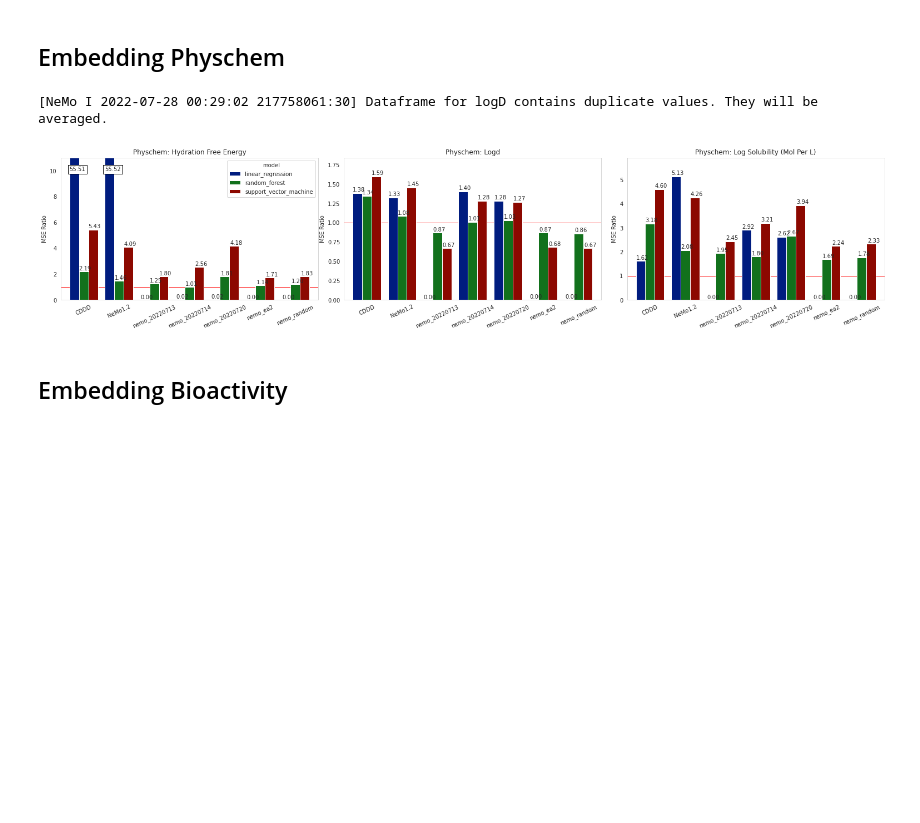
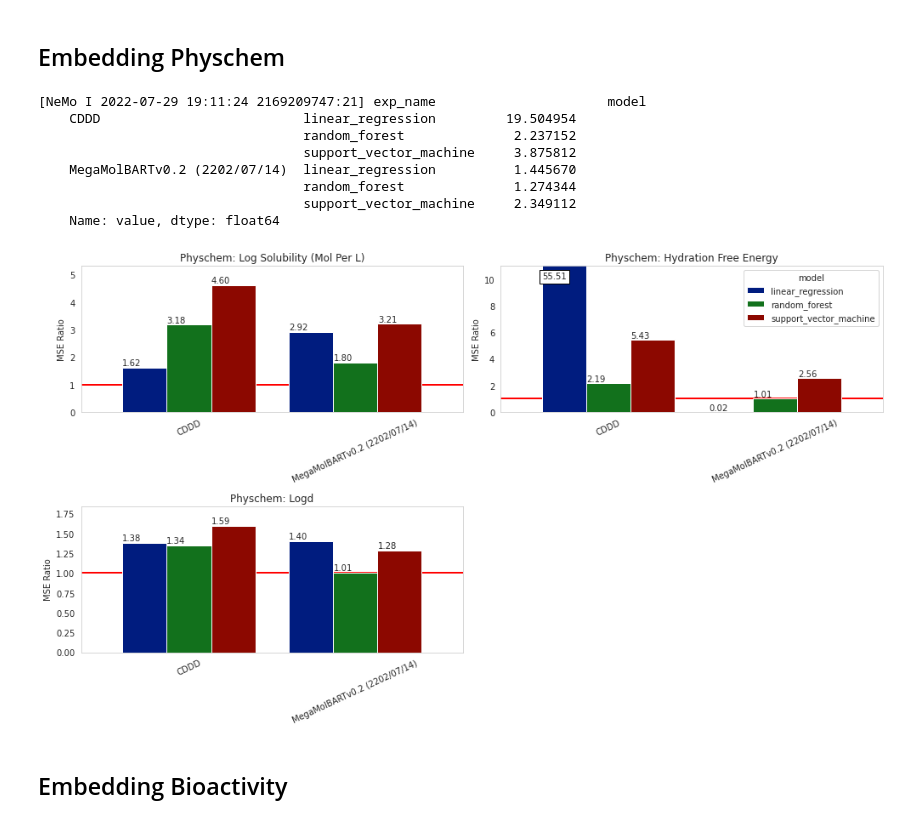
Before and after one commit to NVIDIA/cheminformatics, a Jupyter notebook: benchmark/notebooks/plot_benchmark.ipynb, the cells around one changed output. Cells and saved outputs as stored; diff of their text form; code cells hidden in the pictures; blank space fills up the shorter version.

```diff
--- a/benchmark/notebooks/plot_benchmark.ipynb
+++ b/benchmark/notebooks/plot_benchmark.ipynb
@@ -115,7 +133,10 @@ def setup_plots(num_plots: int,
 
     fig = plt.figure(figsize=(plots_per_row * xscale, (rows * yscale)), facecolor=(1.0, 1.0, 1.0))
     axes_list = fig.subplots(rows, plots_per_row)
-    axes_list = axes_list.flatten()
+    if num_plots > 1:
+        axes_list = axes_list.flatten()
+    else:
+        axes_list = [axes_list]
 
     for ax in axes_list[num_plots:]:
         fig.delaxes(ax)
@@ -198,17 +337,21 @@ def make_multimodel_physchem_plots(df: pd.DataFrame,
     value_field = 'value'
     property_field = 'property'
 
-    # Get selected data
+    # Get selected data and set sort order
+    exp_sort_order = pd.CategoricalDtype(df[comparison_field].unique(), ordered=True)
     query = f'({kpi_field} in {kpis}) & ({model_field} in {models})'
     df = df.query(query)[[kpi_field, comparison_field, value_field, property_field, model_field]]
+    df.loc[:, comparison_field] = df[comparison_field].astype(exp_sort_order)
+
+    logging.info(f'{df.groupby([comparison_field, model_field])[value_field].mean()}')
 
     # Setup plots
     set_plotting_style()
     num_plots = len(df[property_field].unique())
-    plots_per_row = 3
+    plots_per_row = 2
     fig, axes_list = setup_plots(num_plots, plots_per_row)
 
-    for i, (property_, plot_df) in enumerate(df.groupby(property_field)):
+    for i, (property_, plot_df) in enumerate(df.groupby(property_field, sort=False)):
         ax = axes_list[i]
 
         contains_duplicates = plot_df.groupby([model_field, comparison_field]).size().max() > 1
@@ -216,39 +359,47 @@ def make_multimodel_physchem_plots(df: pd.DataFrame,
             logging.info(f'Dataframe for {property_} contains duplicate values. They will be averaged.')
 
         plot_df = plot_df.pivot_table(columns=[model_field], values=value_field, index=comparison_field, aggfunc='mean')
-        legend = True if i == 0 else False
+        legend = True if i == 1 else False
         plot_df.plot(kind='bar', width=0.8, ax=ax, legend=legend)
 
-        ax.axhline(1.0, 0, 1, color='red', lw=1.0, zorder=-1)
+        ax.axhline(1.0, 0, 1, color='red', lw=2.0, zorder=-1)
         property_title = property_.replace('_', ' ').title()
 
         ymin, ymax = ax.get_ylim()
         ymax = min(ymax, max_plot_ratio) * 1.1
         _label_bars(ax, 0.9 * ymax)
 
         ax.set_ylim(ymin, ymax)
         ax.tick_params(axis='x', rotation=25)
         ax.set_title(f'Physchem: {property_title}')
         ax.set_xlabel('')
         ax.set_ylabel(f'MSE Ratio')
 
         fig.subplots_adjust(left=0.01,
                     bottom=0.01,
                     right=0.99,
                     top=0.90,
                     wspace=0.1,
                     hspace=0.2)
     if save_plots:
+        plt.tight_layout()
         save_path = os.path.join(reports_dir, 'Physchem_Aggregated_Benchmark.png')
         fig.savefig(save_path, dpi=300)
 
     return
 
 df = load_files(metric_paths=metric_paths, metric_labels=metric_labels, parse_timestamps=False)
-make_multimodel_physchem_plots(df=df, save_plots=save_plots)
+make_multimodel_physchem_plots(df=df, save_plots=save_plots, reports_dir=reports_dir)
 # %% [output]
-[NeMo I 2022-07-28 00:29:02 217758061:30] Dataframe for logD contains duplicate values. They will be averaged.
+[NeMo I 2022-07-29 19:11:24 2169209747:21] exp_name                      model
+    CDDD                          linear_regression         19.504954
+                                  random_forest              2.237152
+                                  support_vector_machine     3.875812
+    MegaMolBARTv0.2 (2202/07/14)  linear_regression          1.445670
+                                  random_forest              1.274344
+                                  support_vector_machine     2.349112
+    Name: value, dtype: float64
-[figure, old version]
+[figure, new version]
 # %% [markdown]
 ## Embedding Bioactivity
 # %%
```
Also changed, not shown: parts of 6 cells of this notebook.
